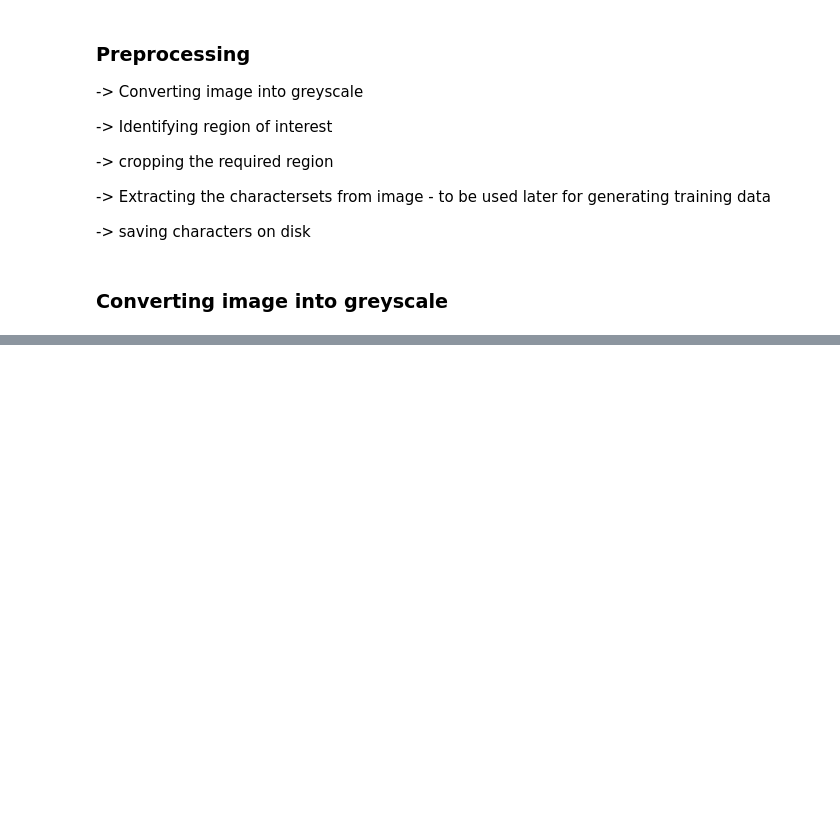
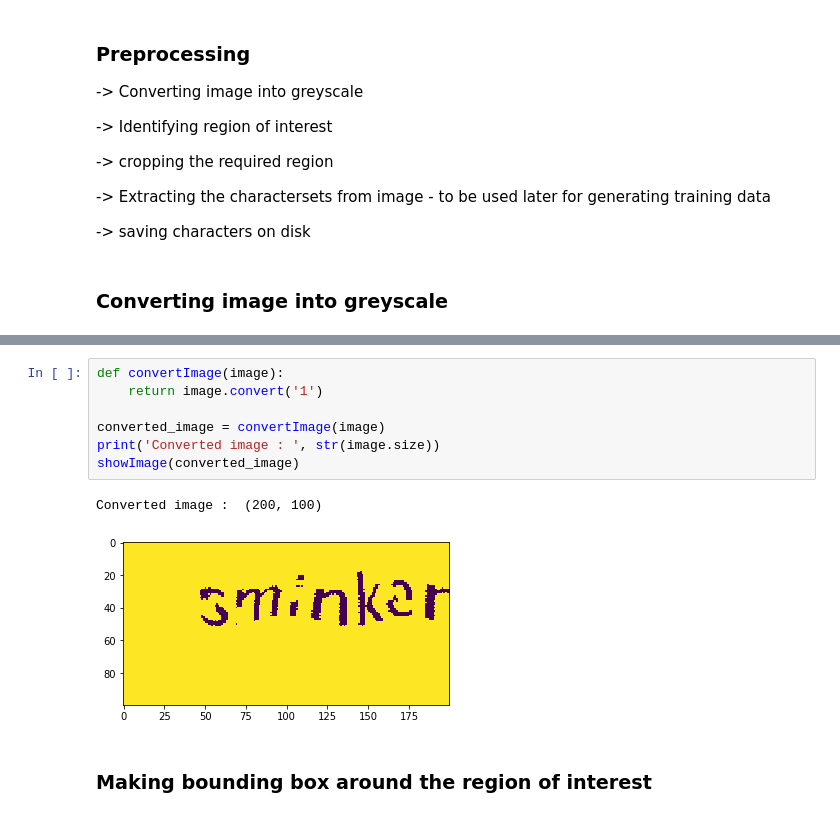
Before and after one commit to themrinalsinha/image-processing, a Jupyter notebook: project_captcha/captcha_solving_part_1.ipynb, the cells around one changed output, grey strips where cells are left out. Drawn from its saved outputs; the diff is of its cells as text; blank space fills up the shorter version.

```diff
--- a/project_captcha/captcha_solving_part_1.ipynb
+++ b/project_captcha/captcha_solving_part_1.ipynb
@@ -77,0 +84,12 @@ image
+# %%
+def convertImage(image):
+    return image.convert('1')
+
+converted_image = convertImage(image)
+print('Converted image : ', str(image.size))
+showImage(converted_image)
+# %% [output]
+Converted image :  (200, 100)
+[figure, added]
+# %% [markdown]
+### Making bounding box around the region of interest
```
Also changed, not shown: parts of 10 cells of this notebook.
